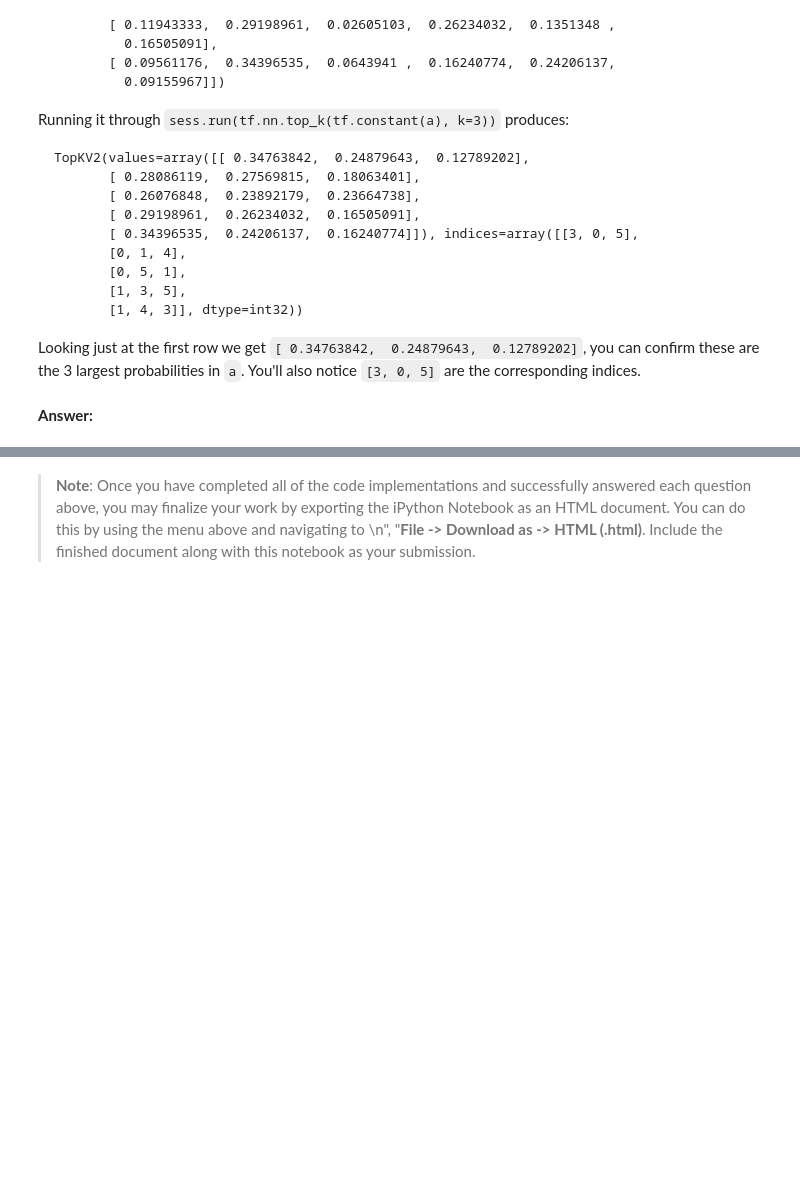
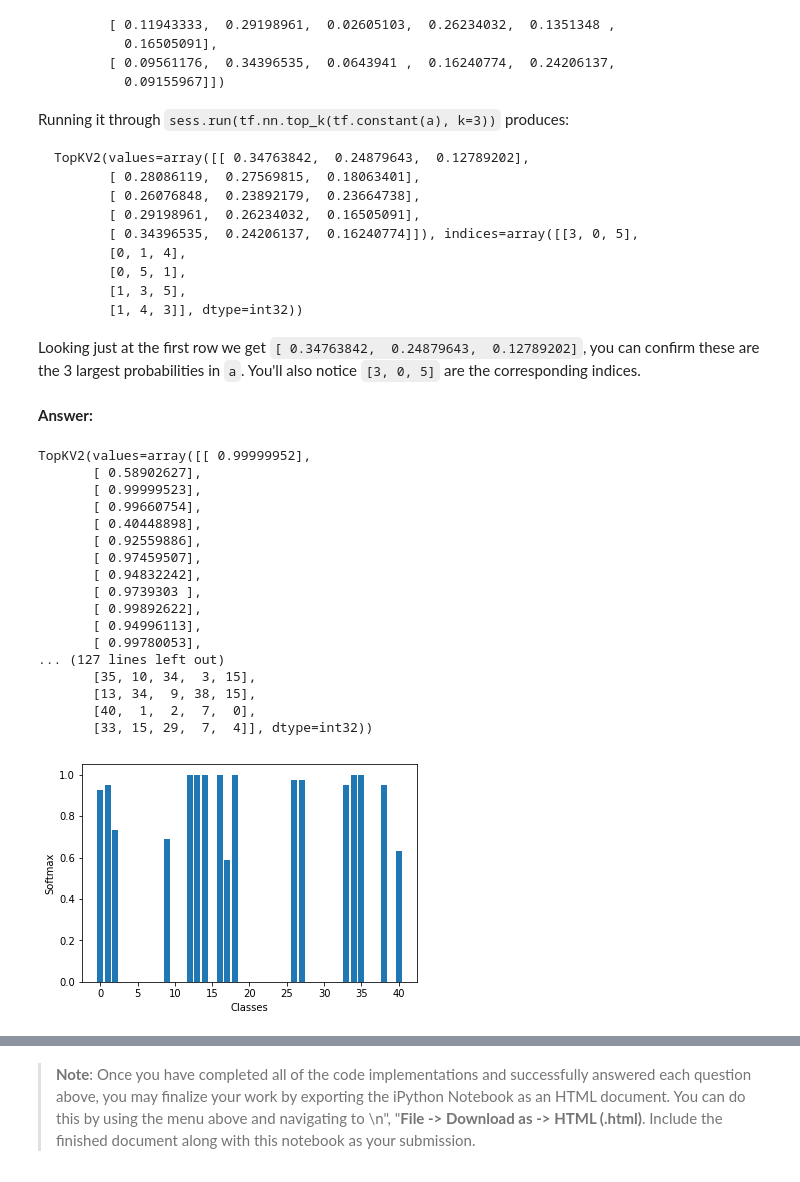
Before and after one commit to reinaldomaslim/CarND-Traffic-Sign-Classifier-Project, a Jupyter notebook: Traffic_Sign_Classifier.ipynb, the cells around one changed output, grey strips where cells are left out. Drawn from its saved outputs; the diff is of its cells as text; code cells hidden in the pictures; blank space fills up the shorter version.

```diff
--- a/Traffic_Sign_Classifier.ipynb
+++ b/Traffic_Sign_Classifier.ipynb
@@ -19,8 +19,8 @@ import pickle
 
 # TODO: Fill this in based on where you saved the training and testing data
 
-training_file = "/home/rm/CarND/term_1/CarND-Traffic-Sign-Classifier-Project/train.p"
-testing_file = "/home/rm/CarND/term_1/CarND-Traffic-Sign-Classifier-Project/test.p"
+training_file = "./train.p"
+testing_file = "./test.p"
 
 with open(training_file, mode='rb') as f:
     train = pickle.load(f)
@@ -177,11 +164,0 @@ print(pic.max(), pic.min())
-# %%
-def normalize(x):
-
-    a = -1
-    b = 1
-    val_min = 0
-    val_max = 255
-    result=a + (((x - val_min)*(b - a))/(val_max - val_min))
-    return result
-
-print(normalize(255))
@@ -311,7 +286,7 @@ x = tf.placeholder(tf.float32, (None, 32, 32, 1))
 y = tf.placeholder(tf.int32, (None))
 one_hot_y = tf.one_hot(y, n_classes)
 
-rate=0.00007
+rate=0.00002
 #rate = 0.0001
 #rate=0.001
 
@@ -430,7 +405,7 @@ with tf.Session() as sess:
         print("Validation Accuracy = {:.3f}".format(validation_accuracy))
         print()
         i+=1
-        if validation_accuracy>0.86 or validation_accuracy-previous_accuracy<-0.010:
+        if validation_accuracy>0.85 or validation_accuracy-previous_accuracy<-0.010:
             break
 
         previous_accuracy=validation_accuracy
@@ -607,6 +586,41 @@ TopKV2(values=array([[ 0.34763842,  0.24879643,  0.12789202],
 Looking just at the first row we get `[ 0.34763842,  0.24879643,  0.12789202]`, you can confirm these are the 3 largest probabilities in `a`. You'll also notice `[3, 0, 5]` are the corresponding indices.
 # %% [markdown]
 **Answer:**
+# %%
+with tf.Session() as sess:
+    #sess.run(tf.global_variables_initializer())
+    saver.restore(sess, tf.train.latest_checkpoint('.'))
+
+    probability=sess.run(logits, feed_dict={x: images})
+
+    top=sess.run(tf.nn.top_k(tf.nn.softmax(probability), k=5))
+
+
+    softmax_prob=sess.run(tf.nn.top_k(tf.nn.softmax(probability), k=1))
+    print(softmax_prob)
+    plt.bar(softmax_prob.indices, softmax_prob.values)
+    plt.xlabel('Classes')
+    plt.ylabel('Softmax')
+    print(top)
+# %% [output]
+TopKV2(values=array([[ 0.99999952],
+       [ 0.58902627],
+       [ 0.99999523],
+       [ 0.99660754],
+       [ 0.40448898],
+       [ 0.92559886],
+       [ 0.97459507],
+       [ 0.94832242],
+       [ 0.9739303 ],
+       [ 0.99892622],
+       [ 0.94996113],
+       [ 0.99780053],
+... (127 lines left out)
+       [35, 10, 34,  3, 15],
+       [13, 34,  9, 38, 15],
+       [40,  1,  2,  7,  0],
+       [33, 15, 29,  7,  4]], dtype=int32))
+[figure, added]
 # %%
 with tf.Session() as sess:
     #sess.run(tf.global_variables_initializer())
```
Also changed, not shown: parts of 9 cells of this notebook, 3 other files.
